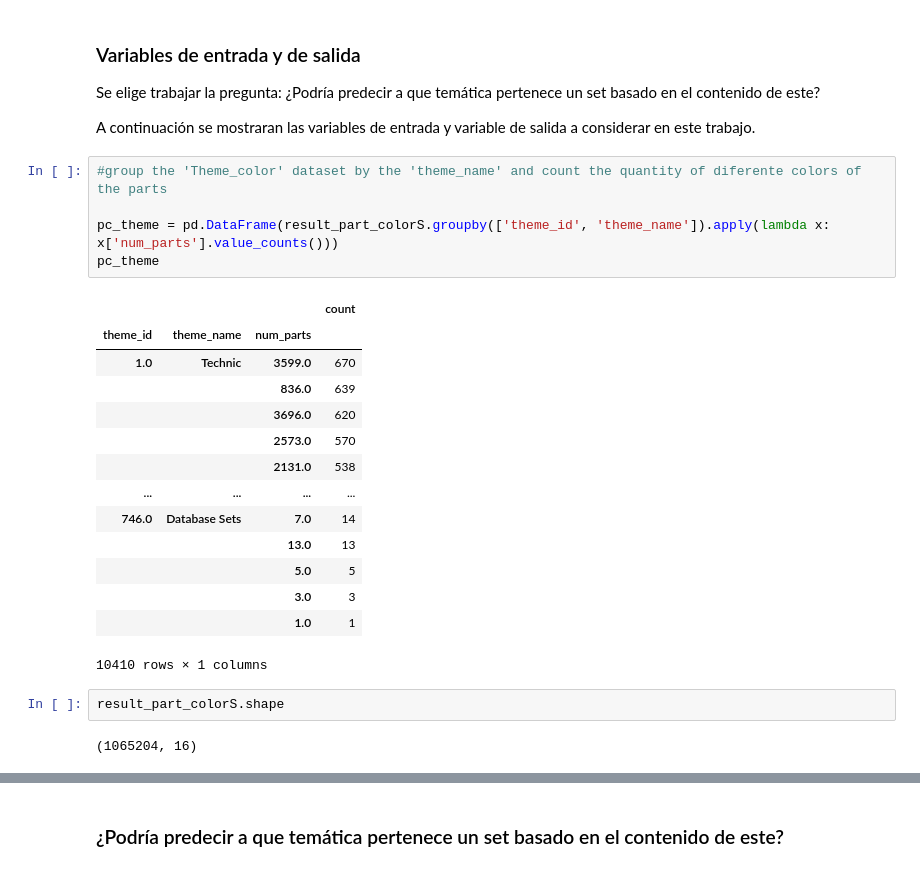
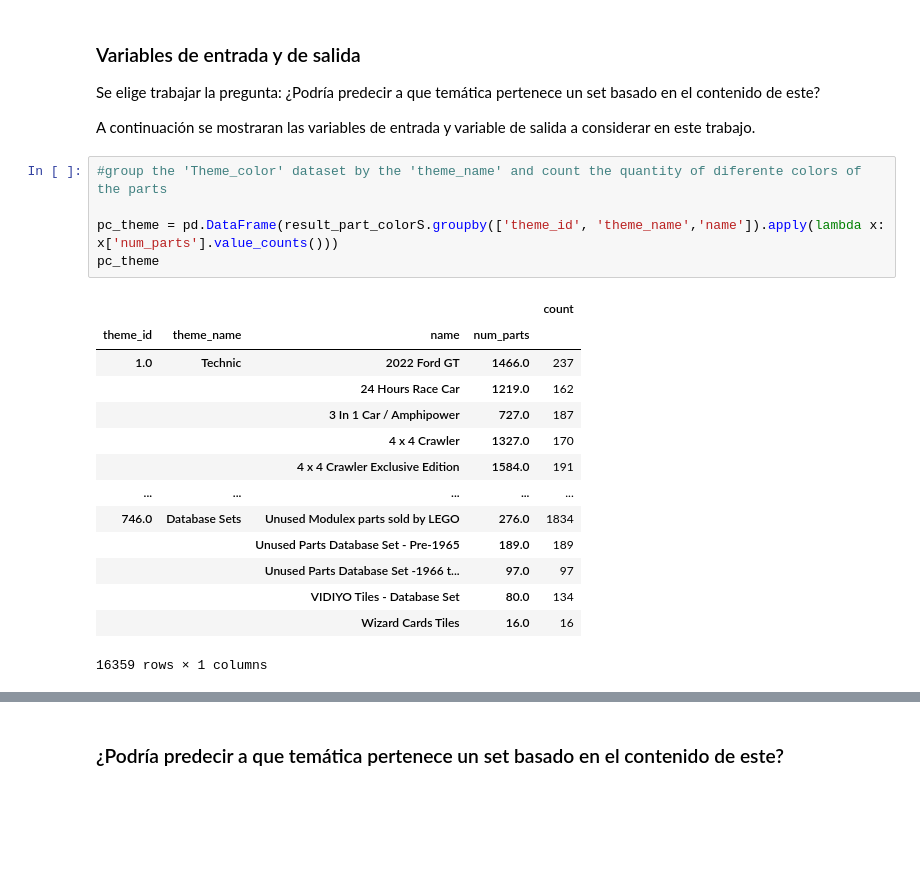
Before and after one commit to BenjaSar/AdD, a Jupyter notebook: TP_Integrador_AdD.ipynb, the cells around one changed output, grey strips where cells are left out. Saved outputs shown, nothing was run; the diff lists cells and outputs as text; blank space fills up the shorter version.

```diff
--- a/TP_Integrador_AdD.ipynb
+++ b/TP_Integrador_AdD.ipynb
@@ -1145,24 +1145,20 @@ A continuación se mostraran las variables de entrada y variable de salida a con
 # %%
 #group the 'Theme_color' dataset by the 'theme_name' and count the quantity of diferente colors of the parts
 
-pc_theme = pd.DataFrame(result_part_colorS.groupby(['theme_id', 'theme_name']).apply(lambda x: x['num_parts'].value_counts()))
+pc_theme = pd.DataFrame(result_part_colorS.groupby(['theme_id', 'theme_name','name']).apply(lambda x: x['num_parts'].value_counts()))
 pc_theme
 # %% [output]
-|  |  |  | count |
-| theme_id | theme_name | num_parts |  |
-| 1.0 | Technic | 3599.0 | 670 |
-|  |  | 836.0 | 639 |
-|  |  | 3696.0 | 620 |
-|  |  | 2573.0 | 570 |
-|  |  | 2131.0 | 538 |
-| ... | ... | ... | ... |
-| 746.0 | Database Sets | 7.0 | 14 |
-|  |  | 13.0 | 13 |
-|  |  | 5.0 | 5 |
-|  |  | 3.0 | 3 |
-|  |  | 1.0 | 1 |
+|  |  |  |  | count |
+| theme_id | theme_name | name | num_parts |  |
+| 1.0 | Technic | 2022 Ford GT | 1466.0 | 237 |
+|  |  | 24 Hours Race Car | 1219.0 | 162 |
+|  |  | 3 In 1 Car / Amphipower | 727.0 | 187 |
+|  |  | 4 x 4 Crawler | 1327.0 | 170 |
+|  |  | 4 x 4 Crawler Exclusive Edition | 1584.0 | 191 |
+| ... | ... | ... | ... | ... |
+| 746.0 | Database Sets | Unused Modulex parts sold by LEGO | 276.0 | 1834 |
+|  |  | Unused Parts Database Set - Pre-1965 | 189.0 | 189 |
+|  |  | Unused Parts Database Set -1966 t... | 97.0 | 97 |
+|  |  | VIDIYO Tiles - Database Set | 80.0 | 134 |
+|  |  | Wizard Cards Tiles | 16.0 | 16 |
-10410 rows × 1 columns
+16359 rows × 1 columns
-# %%
-result_part_colorS.shape
-# %% [output]
-(1065204, 16)
```
Also changed, not shown: parts of 9 cells of this notebook.
